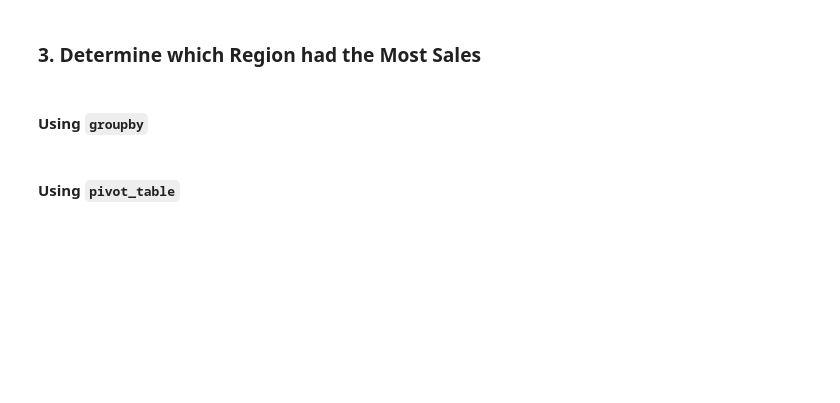
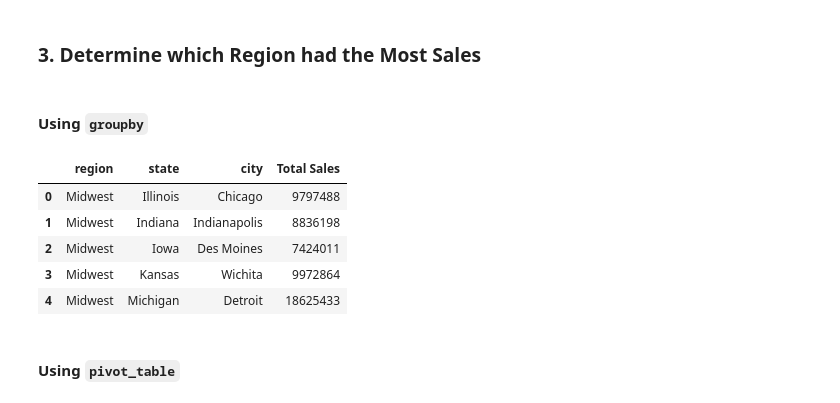
Before and after one commit to jd-sterren/athletic_sales_analysis, a Jupyter notebook: athletic_sales_analysis_starter_code.ipynb, the cells around one changed output. Cells and saved outputs as stored; diff of their text form; code cells hidden in the pictures; blank space fills up the shorter version.

```diff
--- a/athletic_sales_analysis_starter_code.ipynb
+++ b/athletic_sales_analysis_starter_code.ipynb
@@ -174,9 +194,18 @@ dtype: object
 # %%
 # Show the total sales for the products sold for each region, state, and city.
 # Rename the "total_sales" column to "Total Sales"
-
+total_sales = athletic_sales_df.groupby(['region', 'state','city'])[['total_sales']].sum().reset_index()
+total_sales = total_sales.rename(columns={"total_sales":"Total Sales"})
 
 # Show the top 5 results.
+total_sales.head(5)
+# %% [output]
+|  | region | state | city | Total Sales |
+| 0 | Midwest | Illinois | Chicago | 9797488 |
+| 1 | Midwest | Indiana | Indianapolis | 8836198 |
+| 2 | Midwest | Iowa | Des Moines | 7424011 |
+| 3 | Midwest | Kansas | Wichita | 9972864 |
+| 4 | Midwest | Michigan | Detroit | 18625433 |
 # %% [markdown]
 #### Using `pivot_table`
 # %%
```
Also changed, not shown: parts of 8 cells of this notebook.
